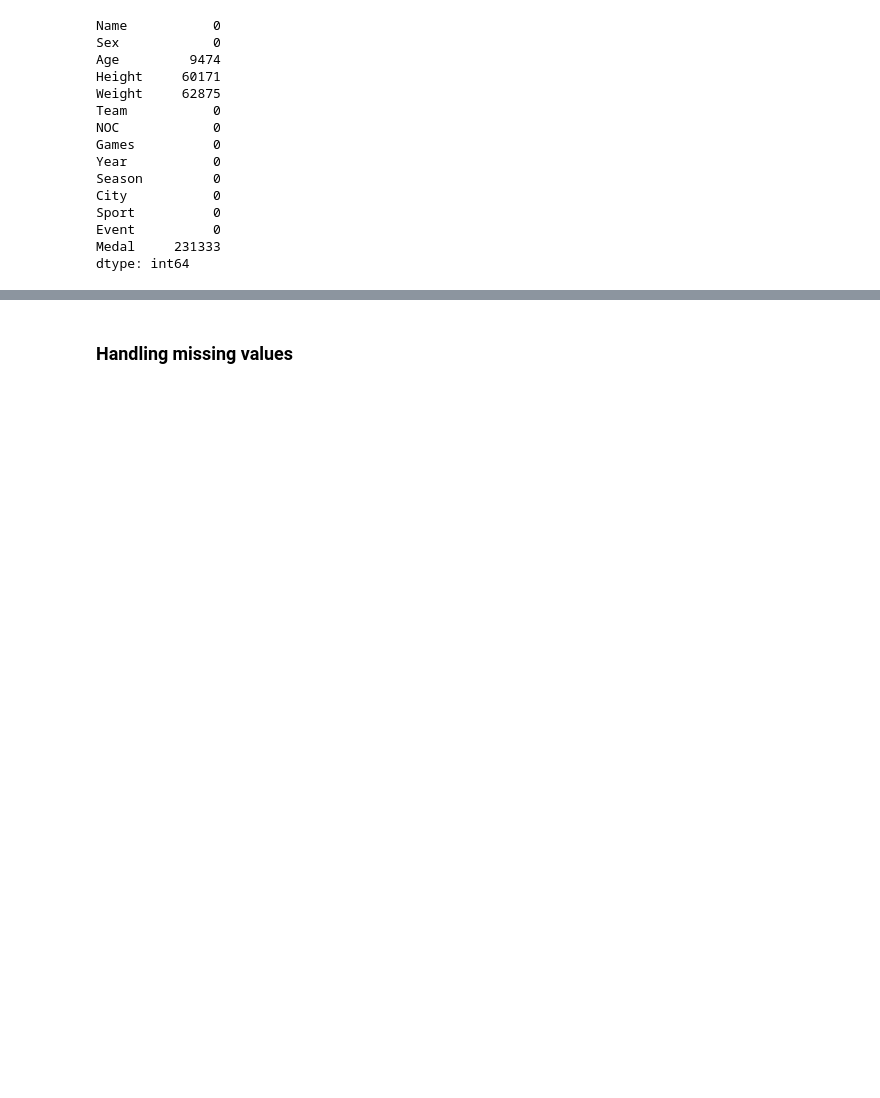
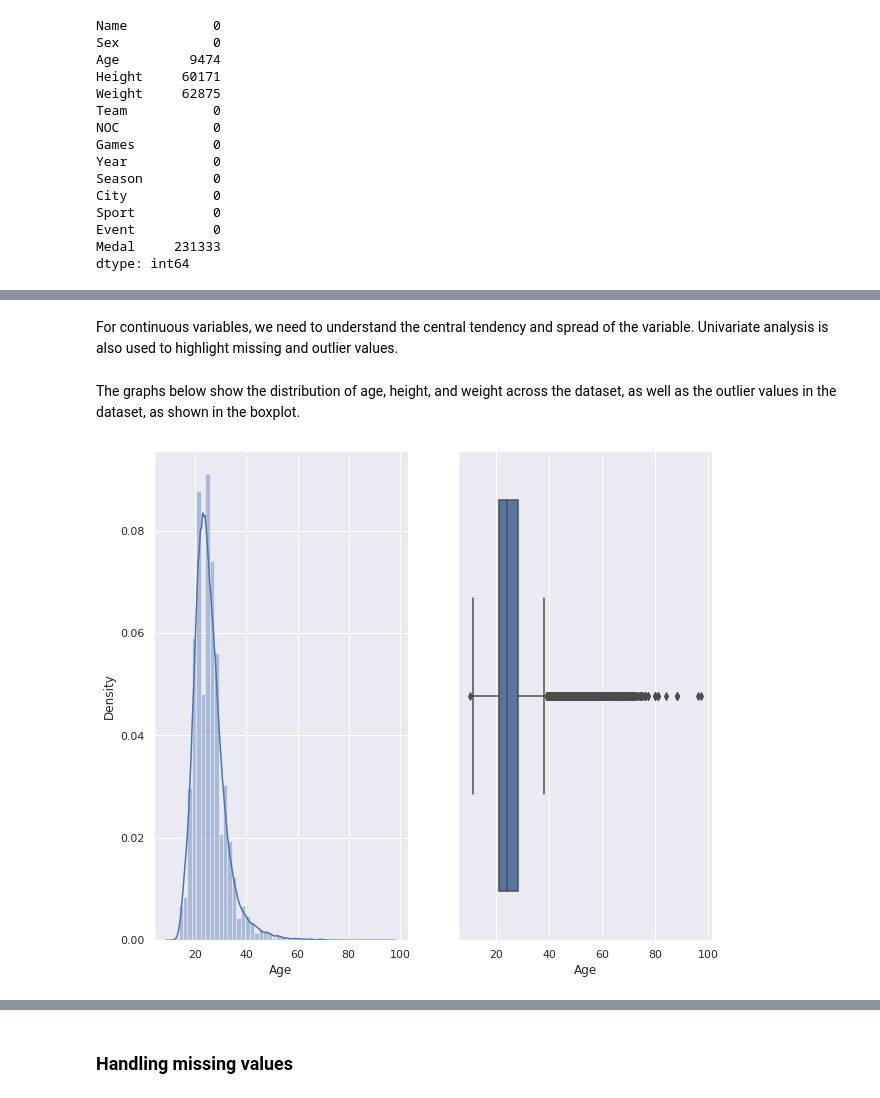
Before and after one commit to CSEN1095-W21/project-u8, a Jupyter notebook: cleaning.ipynb, the cells around one changed output, grey strips where cells are left out. Saved outputs shown, nothing was run; the diff lists cells and outputs as text; code cells hidden in the pictures; blank space fills up the shorter version.

```diff
--- a/cleaning.ipynb
+++ b/cleaning.ipynb
@@ -100,0 +123,12 @@ dtype: int64
+# %% [markdown]
+For continuous variables, we need to understand the central tendency and spread of the variable. Univariate analysis is also used to highlight missing and outlier values.
+# %% [markdown]
+The graphs below show the distribution of age, height, and weight across the dataset, as well as the outlier values in the dataset, as shown in the boxplot.
+# %%
+sns.set(rc={'figure.figsize':(10,9)})
+fig, ax =plt.subplots(1,2)
+sns.distplot(olympicRecords["Age"],  ax=ax[0])
+sns.boxplot(olympicRecords["Age"],  ax=ax[1])
+fig.show()
+# %% [output]
+[figure, added]
```
Also changed, not shown: parts of 29 cells of this notebook.
